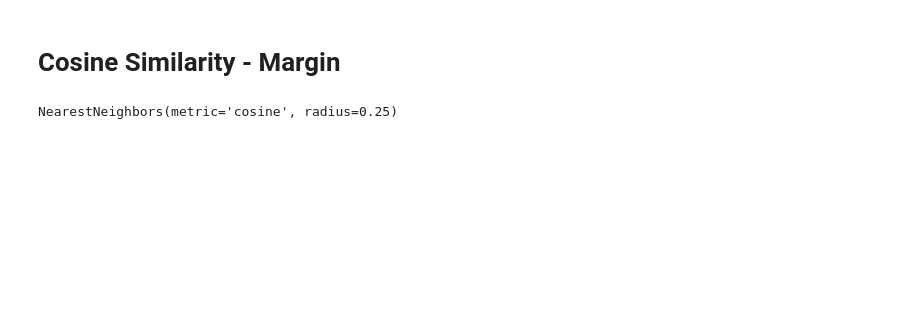
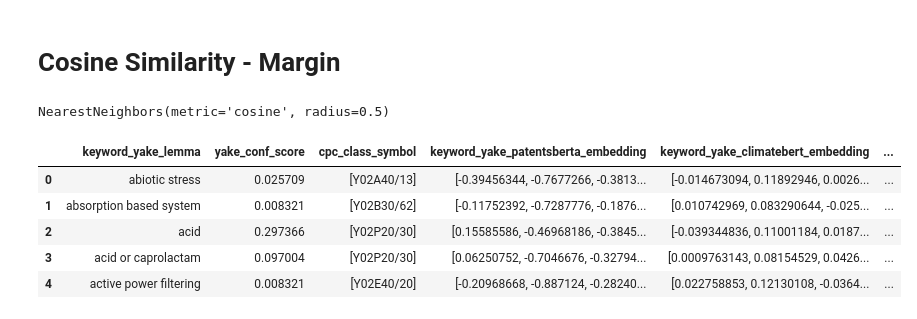
Before and after one commit to juergenct/Cleantech-Concepts, a Jupyter notebook: 06 Semantic Similarity/yake_keywords_cleantech_similarity_search.ipynb, the cells around one changed output. Drawn from its saved outputs; the diff is of its cells as text; code cells hidden in the pictures; blank space fills up the shorter version.

```diff
--- a/06 Semantic Similarity/yake_keywords_cleantech_similarity_search.ipynb
+++ b/06 Semantic Similarity/yake_keywords_cleantech_similarity_search.ipynb
@@ -119,7 +119,7 @@ climatebert_embeddings_normalized = normalize(climatebert_embeddings)
 patentsberta_embeddings_normalized = normalize(patentsberta_embeddings)
 
 # Initialize NearestNeighbors with radius
-radius = 0.25  # Adjust based on your requirements
+radius = 0.5 # 0.1 # 0.5 # 0.25  # Adjust based on your requirements
 nn_bertforpatents = NearestNeighbors(radius=radius, metric='cosine')
 nn_climatebert = NearestNeighbors(radius=radius, metric='cosine')
 nn_patentsberta = NearestNeighbors(radius=radius, metric='cosine')
@@ -129,7 +129,16 @@ nn_bertforpatents.fit(bertforpatents_embeddings_normalized)
 nn_climatebert.fit(climatebert_embeddings_normalized)
 nn_patentsberta.fit(patentsberta_embeddings_normalized)
 # %% [output]
-NearestNeighbors(metric='cosine', radius=0.25)
+NearestNeighbors(metric='cosine', radius=0.5)
+# %%
+df_keywords_titles.head()
+# %% [output]
+|  | keyword_yake_lemma | yake_conf_score | cpc_class_symbol | keyword_yake_patentsberta_embedding | keyword_yake_climatebert_embedding | ... |
+| 0 | abiotic stress | 0.025709 | [Y02A40/13] | [-0.39456344, -0.7677266, -0.3813... | [-0.014673094, 0.11892946, 0.0026... | ... |
+| 1 | absorption based system | 0.008321 | [Y02B30/62] | [-0.11752392, -0.7287776, -0.1876... | [0.010742969, 0.083290644, -0.025... | ... |
+| 2 | acid | 0.297366 | [Y02P20/30] | [0.15585586, -0.46968186, -0.3845... | [-0.039344836, 0.11001184, 0.0187... | ... |
+| 3 | acid or caprolactam | 0.097004 | [Y02P20/30] | [0.06250752, -0.7046676, -0.32794... | [0.0009763143, 0.08154529, 0.0426... | ... |
+| 4 | active power filtering | 0.008321 | [Y02E40/20] | [-0.20968668, -0.887124, -0.28240... | [0.022758853, 0.12130108, -0.0364... | ... |
 # %%
 # Helper function to get keywords by indices
 def get_keywords_by_indices(indices, df_source):
```
Also changed, not shown: parts of 2 cells of this notebook, 6 other files.
